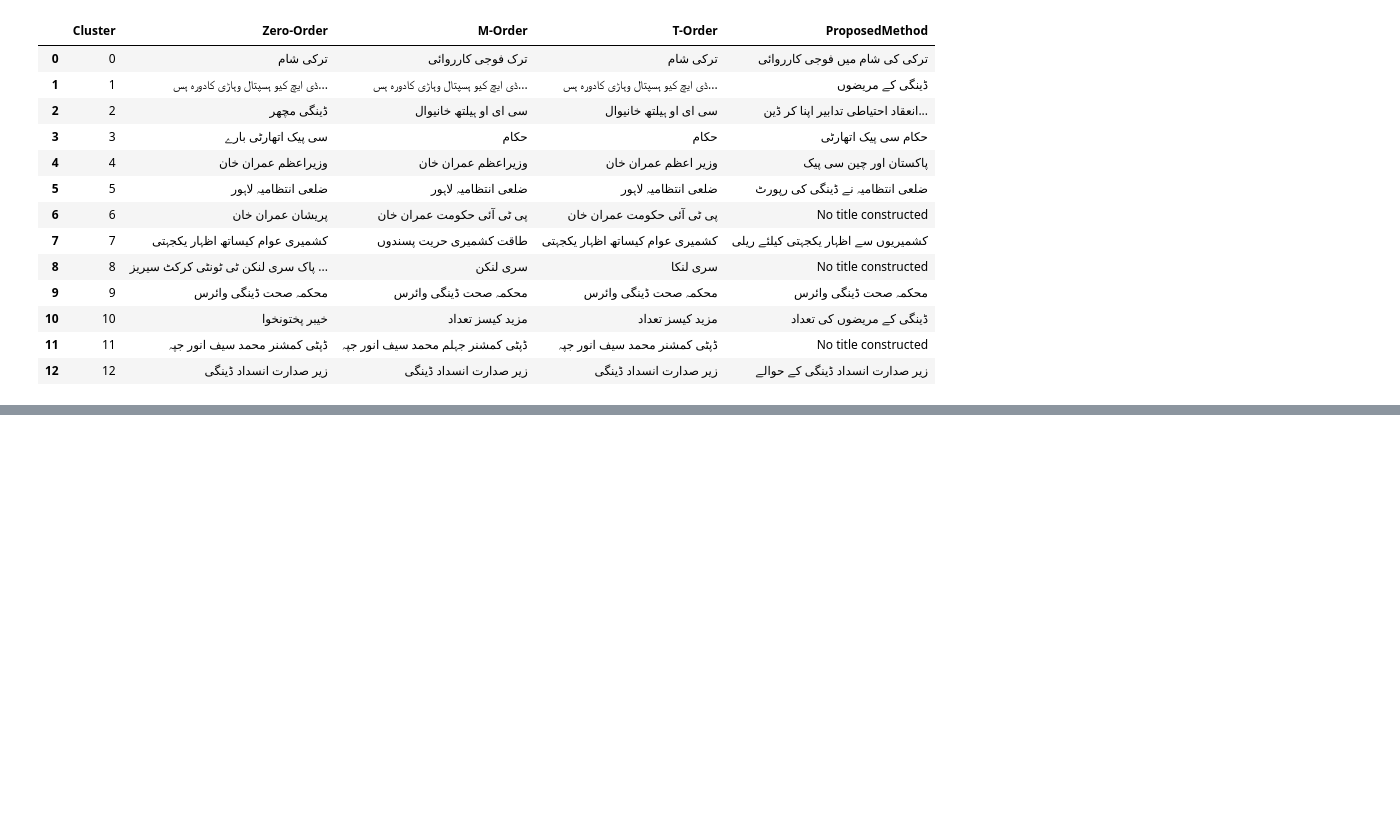
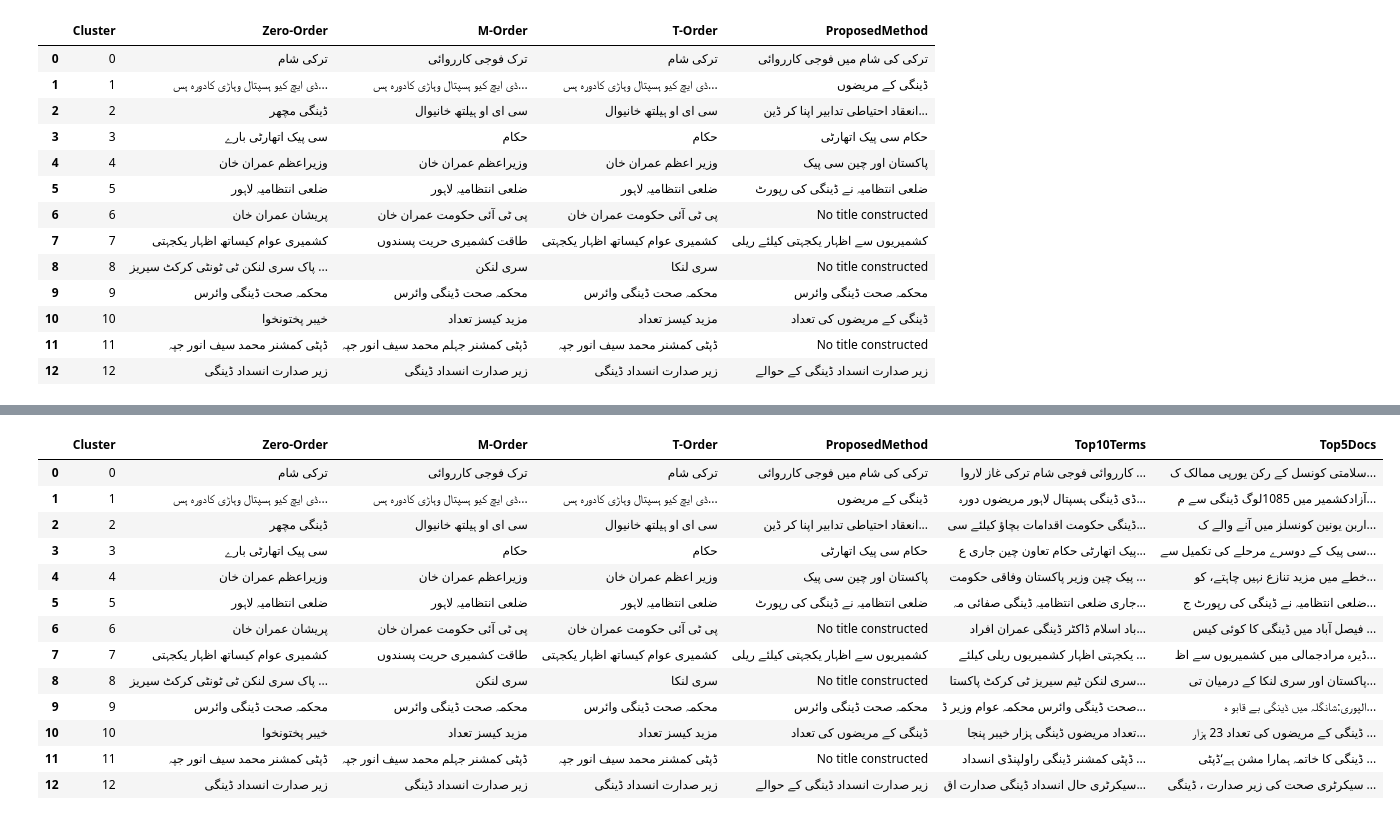
Before and after one commit to zarmeen92/ReadiTopics-Topic-Labeling, a Jupyter notebook: T-Score - Clustering on Urdu Dataset.ipynb, the cells around one changed output, grey strips where cells are left out. Saved outputs shown, nothing was run; the diff lists cells and outputs as text; code cells hidden in the pictures; blank space fills up the shorter version.

```diff
--- a/T-Score - Clustering on Urdu Dataset.ipynb
+++ b/T-Score - Clustering on Urdu Dataset.ipynb
@@ -365,6 +388,7 @@ for i in range(0,kn.knee):
     for x in docs_near_to_clusters:
         print(x)
         print("========")
+    nearest_5_docs.append("$".join(docs_near_to_clusters))
 # %% [output]
 40
 33
@@ -1147,3 +1175,5 @@ all_labels
 | 12 | 12 | زیر صدارت انسداد ڈینگی | زیر صدارت انسداد ڈینگی | زیر صدارت انسداد ڈینگی | زیر صدارت انسداد ڈینگی کے حوالے |
 # %%
 all_labels.to_csv('all_labels_comparison.csv',sep='\t',encoding='utf-8',index=False)
+# %%
+all_labels = pd.read_csv("all_labels_comparison.csv",sep='\t',encoding='utf-8')
@@ -1149,0 +1197,21 @@ all_labels.to_csv('all_labels_comparison.csv',sep='\t',encoding='utf-8',index=Fa
+# %%
+all_labels['Top10Terms'] = top10_terms
+# %%
+all_labels['Top5Docs'] = nearest_5_docs
+# %%
+all_labels
+# %% [output]
+|  | Cluster | Zero-Order | M-Order | T-Order | ProposedMethod | Top10Terms | Top5Docs |
+| 0 | 0 | ترکی شام | ترک فوجی کارروائی | ترکی شام | ترکی کی شام میں فوجی کارروائی | کارروائی فوجی شام ترکی غاز لاروا ... | سلامتی کونسل کے رکن یورپی ممالک ک... |
+| 1 | 1 | ڈی ایچ کیو ہسپتال وہاڑی کادورہ ہس... | ڈی ایچ کیو ہسپتال وہاڑی کادورہ ہس... | ڈی ایچ کیو ہسپتال وہاڑی کادورہ ہس... | ڈینگی کے مریضوں | ڈی ڈینگی ہسپتال لاہور مریضوں دورہ... | آزادکشمیر میں 1085لوگ ڈینگی سے م... |
+| 2 | 2 | ڈینگی مچھر | سی ای او ہیلتھ خانیوال | سی ای او ہیلتھ خانیوال | انعقاد احتیاطی تدابیر اپنا کر ڈین... | ڈینگی حکومت اقدامات بچاؤ کیلئے سی... | اربن یونین کونسلز میں آنے والے ک... |
+| 3 | 3 | سی پیک اتھارٹی بارے | حکام | حکام | حکام سی پیک اتھارٹی | پیک اتھارٹی حکام تعاون چین جاری ع... | سی پیک کے دوسرے مرحلے کی تکمیل سے... |
+| 4 | 4 | وزیراعظم عمران خان | وزیراعظم عمران خان | وزیر اعظم عمران خان | پاکستان اور چین سی پیک | پیک چین وزیر پاکستان وفاقی حکومت ... | خطے میں مزید تنازع نہیں چاہتے، کو... |
+| 5 | 5 | ضلعی انتظامیہ لاہور | ضلعی انتظامیہ لاہور | ضلعی انتظامیہ لاہور | ضلعی انتظامیہ نے ڈینگی کی رپورٹ | جاری ضلعی انتظامیہ ڈینگی صفائی مہ... | ضلعی انتظامیہ نے ڈینگی کی رپورٹ ج... |
+| 6 | 6 | پریشان عمران خان | پی ٹی آئی حکومت عمران خان | پی ٹی آئی حکومت عمران خان | No title constructed | باد اسلام ڈاکٹر ڈینگی عمران افراد... | فیصل آباد میں ڈینگی کا کوئی کیس ... |
+| 7 | 7 | کشمیری عوام کیساتھ اظہار یکجہتی | طاقت کشمیری حریت پسندوں | کشمیری عوام کیساتھ اظہار یکجہتی | کشمیریوں سے اظہار یکجہتی کیلئے ریلی | یکجہتی اظہار کشمیریوں ریلی کیلئے ... | ڈیرہ مرادجمالی میں کشمیریوں سے اظ... |
+| 8 | 8 | پاک سری لنکن ٹی ٹونٹی کرکٹ سیریز ... | سری لنکن | سری لنکا | No title constructed | سری لنکن ٹیم سیریز ٹی کرکٹ پاکستا... | پاکستان اور سری لنکا کے درمیان تی... |
+| 9 | 9 | محکمہ صحت ڈینگی وائرس | محکمہ صحت ڈینگی وائرس | محکمہ صحت ڈینگی وائرس | محکمہ صحت ڈینگی وائرس | صحت ڈینگی وائرس محکمہ عوام وزیر ڈ... | الپوری:شانگلہ میں ڈینگی بے قابو ہ... |
+| 10 | 10 | خیبر پختونخوا | مزید کیسز تعداد | مزید کیسز تعداد | ڈینگی کے مریضوں کی تعداد | تعداد مریضوں ڈینگی ہزار خیبر پنجا... | ڈینگی کے مریضوں کی تعداد 23 ہزار ... |
+| 11 | 11 | ڈپٹی کمشنر محمد سیف انور جپہ | ڈپٹی کمشنر جہلم محمد سیف انور جپہ | ڈپٹی کمشنر محمد سیف انور جپہ | No title constructed | ڈپٹی کمشنر ڈینگی راولپنڈی انسداد ... | ڈینگی کا خاتمہ ہمارا مشن ہے‘ڈپٹی ... |
+| 12 | 12 | زیر صدارت انسداد ڈینگی | زیر صدارت انسداد ڈینگی | زیر صدارت انسداد ڈینگی | زیر صدارت انسداد ڈینگی کے حوالے | سیکرٹری حال انسداد ڈینگی صدارت اق... | سیکرٹری صحت کی زیر صدارت ، ڈینگی ... |
```
Also changed, not shown: parts of 8 cells of this notebook, 50 other files.
